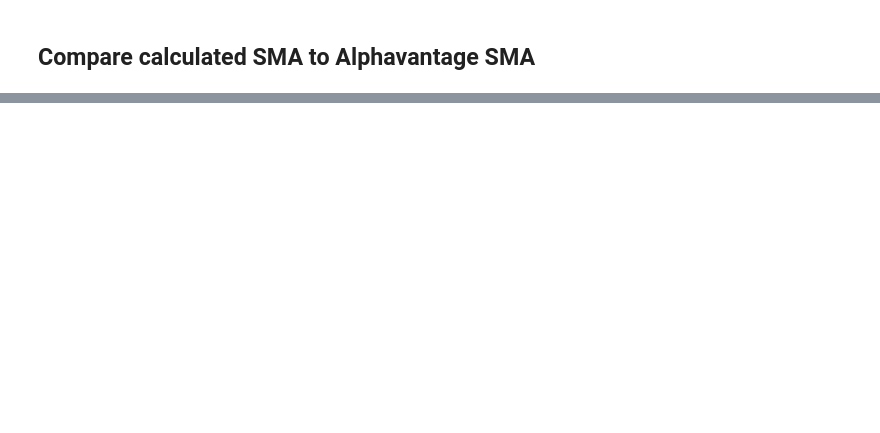
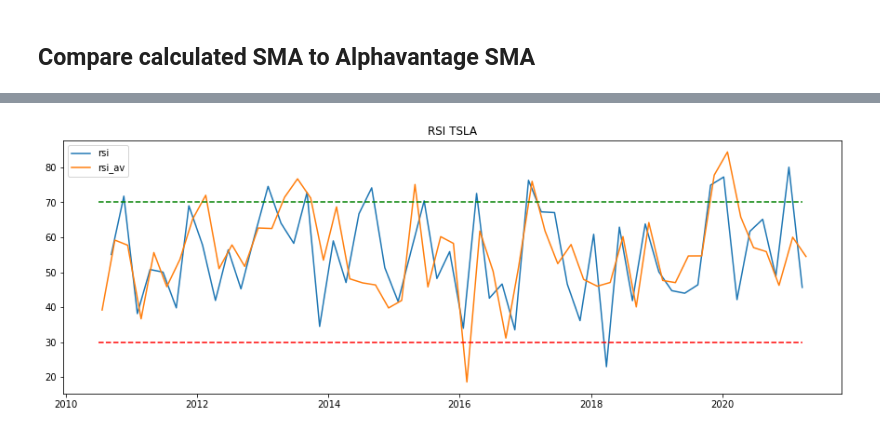
Before and after one commit to aitabot/technical_indicator_playground, a Jupyter notebook: ta.ipynb, the cells around one changed output, grey strips where cells are left out. Saved outputs shown, nothing was run; the diff lists cells and outputs as text; code cells hidden in the pictures; blank space fills up the shorter version.

```diff
--- a/ta.ipynb
+++ b/ta.ipynb
@@ -94,0 +178,2 @@ overall_difference
+# %%
+rsi_av, _ = ti.get_rsi(symbol=stock, interval="daily", time_period=14,series_type="close")
@@ -94,0 +191,13 @@ overall_difference
+# %%
+# Plot every 50th item
+plt.figure(figsize=(15,5))
+plt.plot(rsi.keys()[::50], rsi[::50], label='rsi')
+plt.plot(rsi_av.index[::50], rsi_av[::50], label='rsi_av')
+plt.plot(rsi.keys()[::50], np.full((rsi.size),70)[::50], "g--")
+plt.plot(rsi.keys()[::50], np.full((rsi.size),30)[::50], "r--")
+# plt.plot(df.index[::50], df['5. adjusted close'][::50], label="stock")
+plt.legend()
+plt.title(f"RSI {stock}")
+plt.show()
+# %% [output]
+[figure, added]
```
Also changed, not shown: parts of 30 cells of this notebook, 9 other files.
